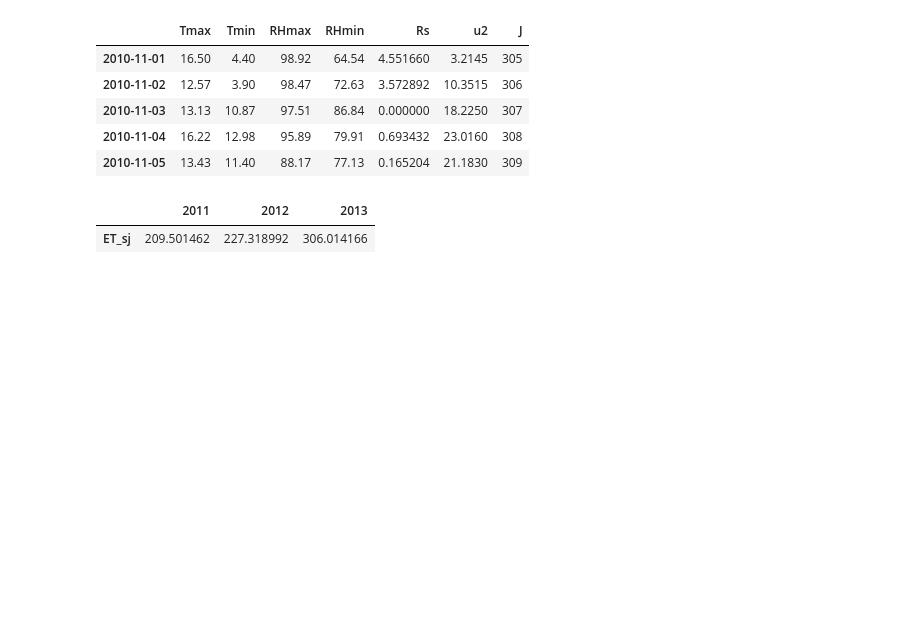
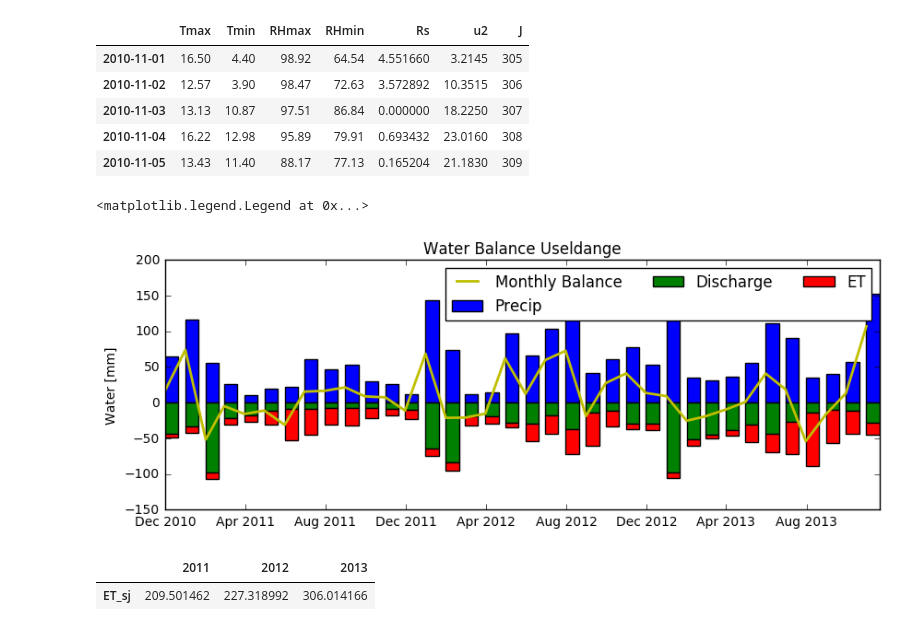
Before and after one commit to cojacoo/hydro_tutorial, a Jupyter notebook: Tutorial_1_Gauges_Discharge.ipynb, the cells around one changed output. Drawn from its saved outputs; the diff is of its cells as text; code cells hidden in the pictures; blank space fills up the shorter version.

```diff
--- a/Tutorial_1_Gauges_Discharge.ipynb
+++ b/Tutorial_1_Gauges_Discharge.ipynb
@@ -406,3 +423,26 @@ ETsj=pd.Series(sps.savgol_filter(ETsj,5, 2, mode='nearest'),SJ_meteo.index)
+# %%
+#pd.concat([WB_attert.resample('M').sum(),ETsj.resample('M').sum()],axis=1).round(2).to_latex()
+dummy_mWB=pd.concat([WB_attert.resample('M').sum(),ETsj.resample('M').sum()],axis=1)
+dummy_mWB.columns=['Q_Colpach','Q_Weierbach','Q_Useldange','Q_Huewelerbach','P_Useldange','P_Roodt','ET']
+dummy_mWB[['Q_Colpach','Q_Weierbach','Q_Useldange','Q_Huewelerbach','ET']]*=-1.
+dummy_mWB['Month']=dummy_mWB.index
+dummy_mWB['M_Bal']=(dummy_mWB.P_Useldange+dummy_mWB[['Q_Useldange','ET']].sum(axis=1))
+#import seaborn as sns
+#sns.set(style='whitegrid', palette='deep')
+#matplotlib.rcParams['svg.fonttype'] = 'none'
+
+figsize(10,3.5)
+width = 20
+bar(dummy_mWB.index,dummy_mWB.P_Useldange.values,width,label='Precip')
+bar(dummy_mWB.index,dummy_mWB.Q_Useldange.values,width,color='g',label='Discharge')
+bar(dummy_mWB.index,dummy_mWB.ET.values,width,bottom=dummy_mWB.Q_Useldange.values,color='r',label='ET')
+plot(dummy_mWB.index,dummy_mWB.M_Bal.values,'-',linewidth=2,label='Monthly Balance',color='y')
+title('Water Balance Useldange')
+ylabel('Water [mm]')
+legend(ncol=3)
+# %% [output]
+<matplotlib.legend.Legend at 0x...>
+[figure, added]
 # %%
 ETsj_annual=[ETsj.loc[starttime1:endtime1].sum(),
               ETsj.loc[starttime2:endtime2].sum(),
```
Also changed, not shown: parts of 11 cells of this notebook.
